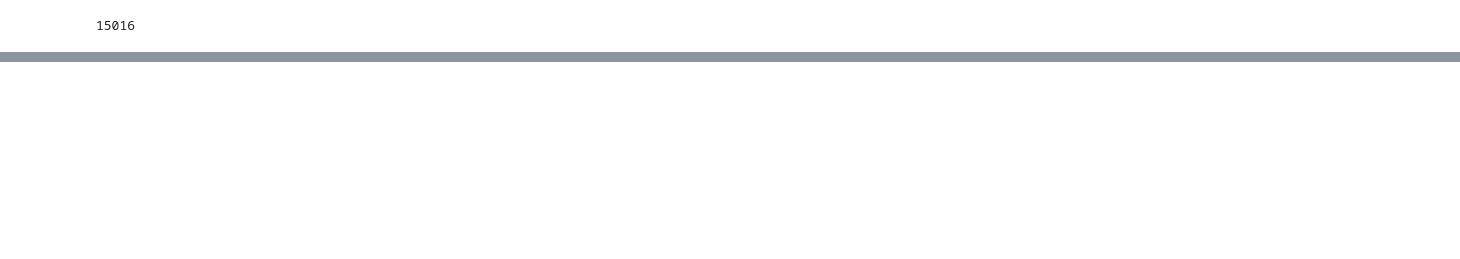
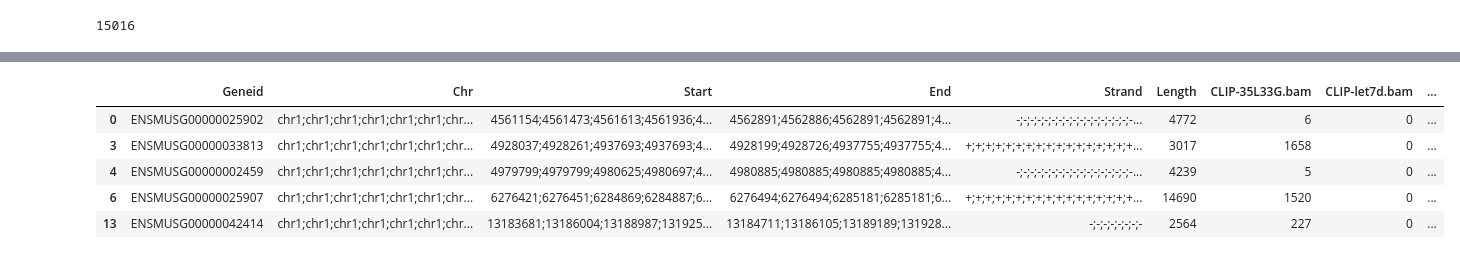
Before and after one commit to EunjinKwon/2024-Bioinformatics, a Jupyter notebook: Project.ipynb, the cells around one changed output, grey strips where cells are left out. Saved outputs shown, nothing was run; the diff lists cells and outputs as text; code cells hidden in the pictures; blank space fills up the shorter version.

```diff
--- a/Project.ipynb
+++ b/Project.ipynb
@@ -475,0 +379,11 @@ Index: []
+# %%
+nucleus = Data[Data['GO'].apply(lambda x: 'GO:0005634' in x and 'GO:0031966' not in x)]
+nucleus.head()
+#print(len(nucleus))
+# %% [output]
+|  | Geneid | Chr | Start | End | Strand | Length | CLIP-35L33G.bam | CLIP-let7d.bam | ... |
+| 0 | ENSMUSG00000025902 | chr1;chr1;chr1;chr1;chr1;chr1;chr... | 4561154;4561473;4561613;4561936;4... | 4562891;4562886;4562891;4562891;4... | -;-;-;-;-;-;-;-;-;-;-;-;-;-;-;-;-... | 4772 | 6 | 0 | ... |
+| 3 | ENSMUSG00000033813 | chr1;chr1;chr1;chr1;chr1;chr1;chr... | 4928037;4928261;4937693;4937693;4... | 4928199;4928726;4937755;4937755;4... | +;+;+;+;+;+;+;+;+;+;+;+;+;+;+;+;+... | 3017 | 1658 | 0 | ... |
+| 4 | ENSMUSG00000002459 | chr1;chr1;chr1;chr1;chr1;chr1;chr... | 4979799;4979799;4980625;4980697;4... | 4980885;4980885;4980885;4980885;4... | -;-;-;-;-;-;-;-;-;-;-;-;-;-;-;-;-... | 4239 | 5 | 0 | ... |
+| 6 | ENSMUSG00000025907 | chr1;chr1;chr1;chr1;chr1;chr1;chr... | 6276421;6276451;6284869;6284887;6... | 6276494;6276494;6285181;6285181;6... | +;+;+;+;+;+;+;+;+;+;+;+;+;+;+;+;+... | 14690 | 1520 | 0 | ... |
+| 13 | ENSMUSG00000042414 | chr1;chr1;chr1;chr1;chr1;chr1;chr... | 13183681;13186004;13188987;131925... | 13184711;13186105;13189189;131928... | -;-;-;-;-;-;-;- | 2564 | 227 | 0 | ... |
```
Also changed, not shown: parts of 19 cells of this notebook.
